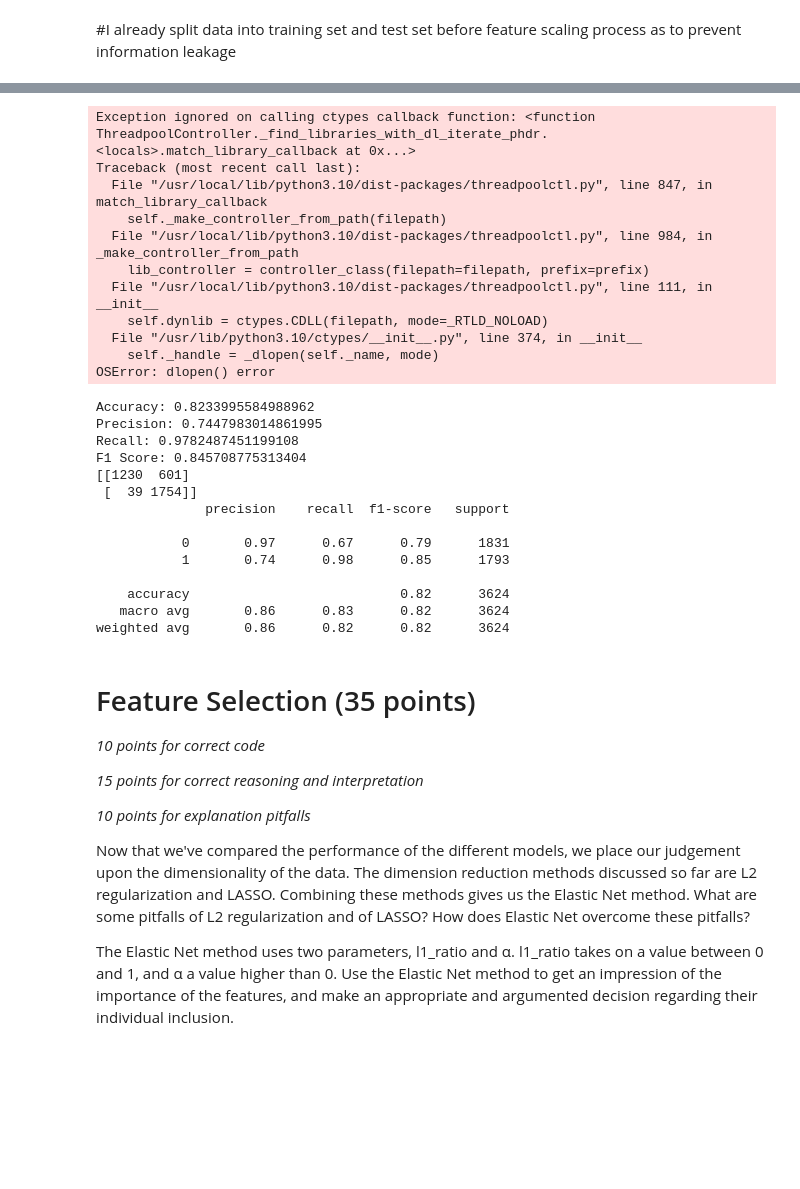
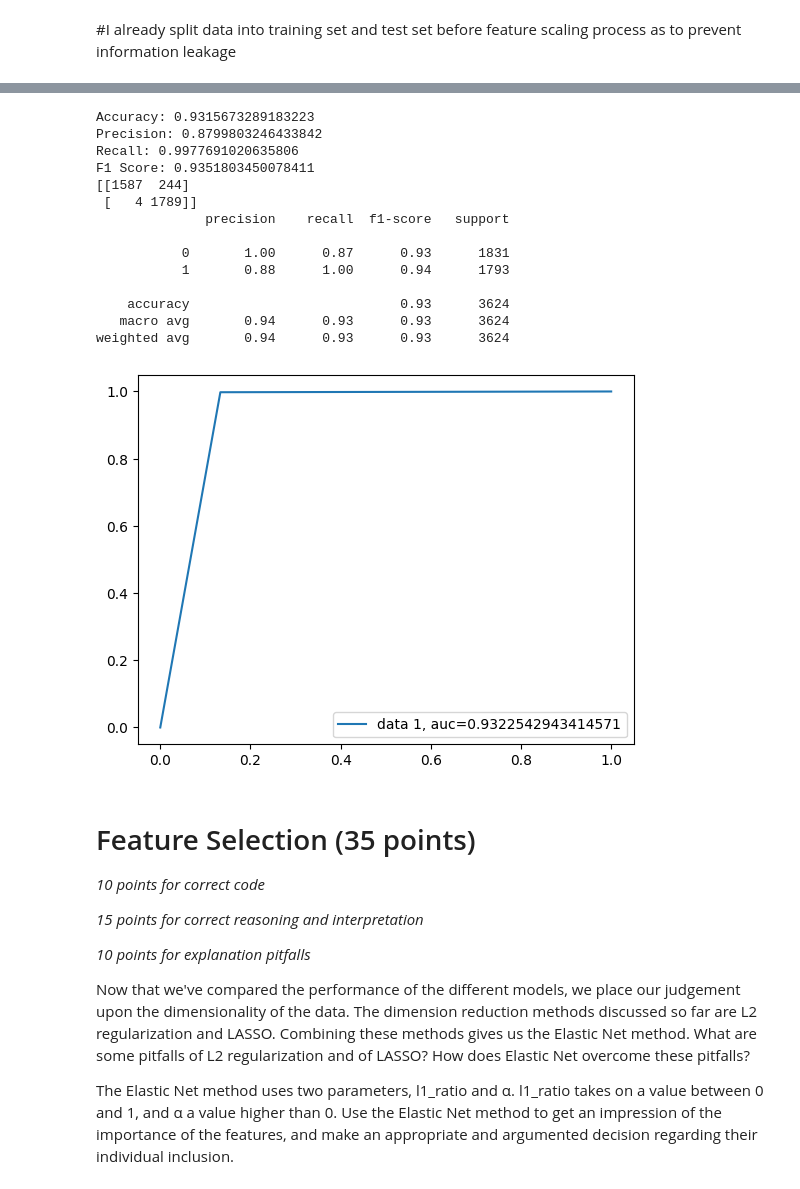
Before and after one commit to Imani-C/Machine_learning_Assignment1, a Jupyter notebook: ML4F_2023_Assignment_1.ipynb, the cells around one changed output, grey strips where cells are left out. Cells and saved outputs as stored; diff of their text form; code cells hidden in the pictures; blank space fills up the shorter version.

```diff
--- a/ML4F_2023_Assignment_1.ipynb
+++ b/ML4F_2023_Assignment_1.ipynb
@@ -972,6 +982,6 @@ tree.plot_tree(clf_dtc)
 # %%
 #Nearest Neighbors (KNN)
-clf_knn = KNeighborsClassifier(n_neighbors=5)
+clf_knn = KNeighborsClassifier(n_neighbors=1)
 
 # Train KNN Classifer
 clf_knn = clf_knn.fit(X_train,y_train)
@@ -987,31 +997,28 @@ print("F1 Score:",f1_score(y_test, y_pred_knn))
 print(confusion_matrix(y_test, y_pred_knn))
 print(classification_report(y_test, y_pred_knn))
 # %% [output]
-Exception ignored on calling ctypes callback function: <function ThreadpoolController._find_libraries_with_dl_iterate_phdr.<locals>.match_library_callback at 0x...>
-Traceback (most recent call last):
-  File "/usr/local/lib/python3.10/dist-packages/threadpoolctl.py", line 847, in match_library_callback
-    self._make_controller_from_path(filepath)
-  File "/usr/local/lib/python3.10/dist-packages/threadpoolctl.py", line 984, in _make_controller_from_path
-    lib_controller = controller_class(filepath=filepath, prefix=prefix)
-  File "/usr/local/lib/python3.10/dist-packages/threadpoolctl.py", line 111, in __init__
-    self.dynlib = ctypes.CDLL(filepath, mode=_RTLD_NOLOAD)
-  File "/usr/lib/python3.10/ctypes/__init__.py", line 374, in __init__
-    self._handle = _dlopen(self._name, mode)
-OSError: dlopen() error
+Accuracy: 0.9315673289183223
+Precision: 0.8799803246433842
+Recall: 0.9977691020635806
+F1 Score: 0.9351803450078411
+[[1587  244]
+ [   4 1789]]
+              precision    recall  f1-score   support
+
+           0       1.00      0.87      0.93      1831
+           1       0.88      1.00      0.94      1793
+
+    accuracy                           0.93      3624
+   macro avg       0.94      0.93      0.93      3624
+weighted avg       0.94      0.93      0.93      3624
-Accuracy: 0.8233995584988962
-Precision: 0.7447983014861995
-Recall: 0.9782487451199108
-F1 Score: 0.845708775313404
-[[1230  601]
- [  39 1754]]
-              precision    recall  f1-score   support
-
-           0       0.97      0.67      0.79      1831
-           1       0.74      0.98      0.85      1793
-
-    accuracy                           0.82      3624
-   macro avg       0.86      0.83      0.82      3624
-weighted avg       0.86      0.82      0.82      3624
+# %%
+fpr, tpr, _ = metrics.roc_curve(y_test,  y_pred_knn)
+auc = metrics.roc_auc_score(y_test, y_pred_knn)
+plt.plot(fpr,tpr,label="data 1, auc="+str(auc))
+plt.legend(loc=4)
+plt.show()
+# %% [output]
+[figure, added]
 # %% [markdown]
 # Feature Selection (35 points)
 *10 points for correct code*
```
Also changed, not shown: parts of 7 cells of this notebook.
